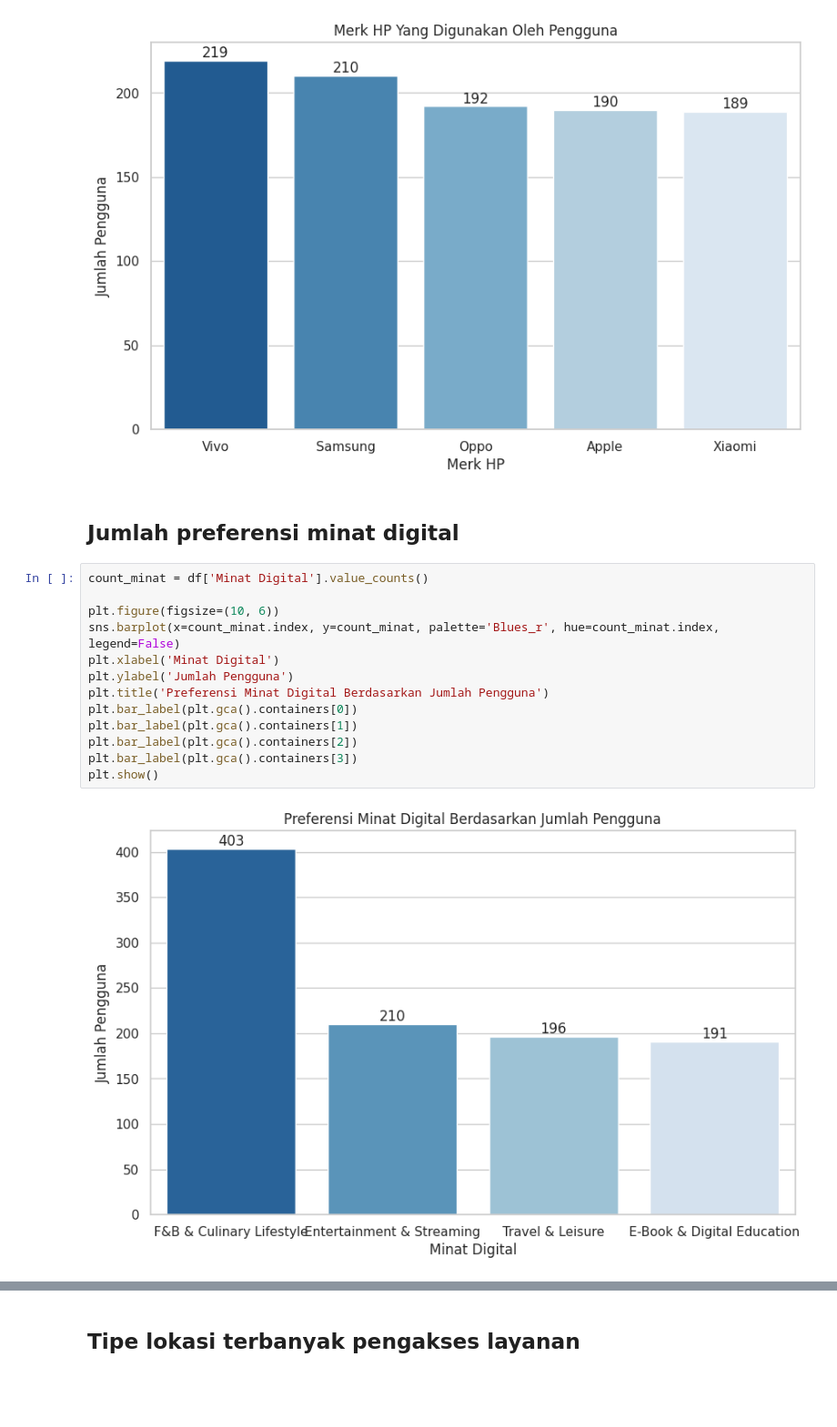
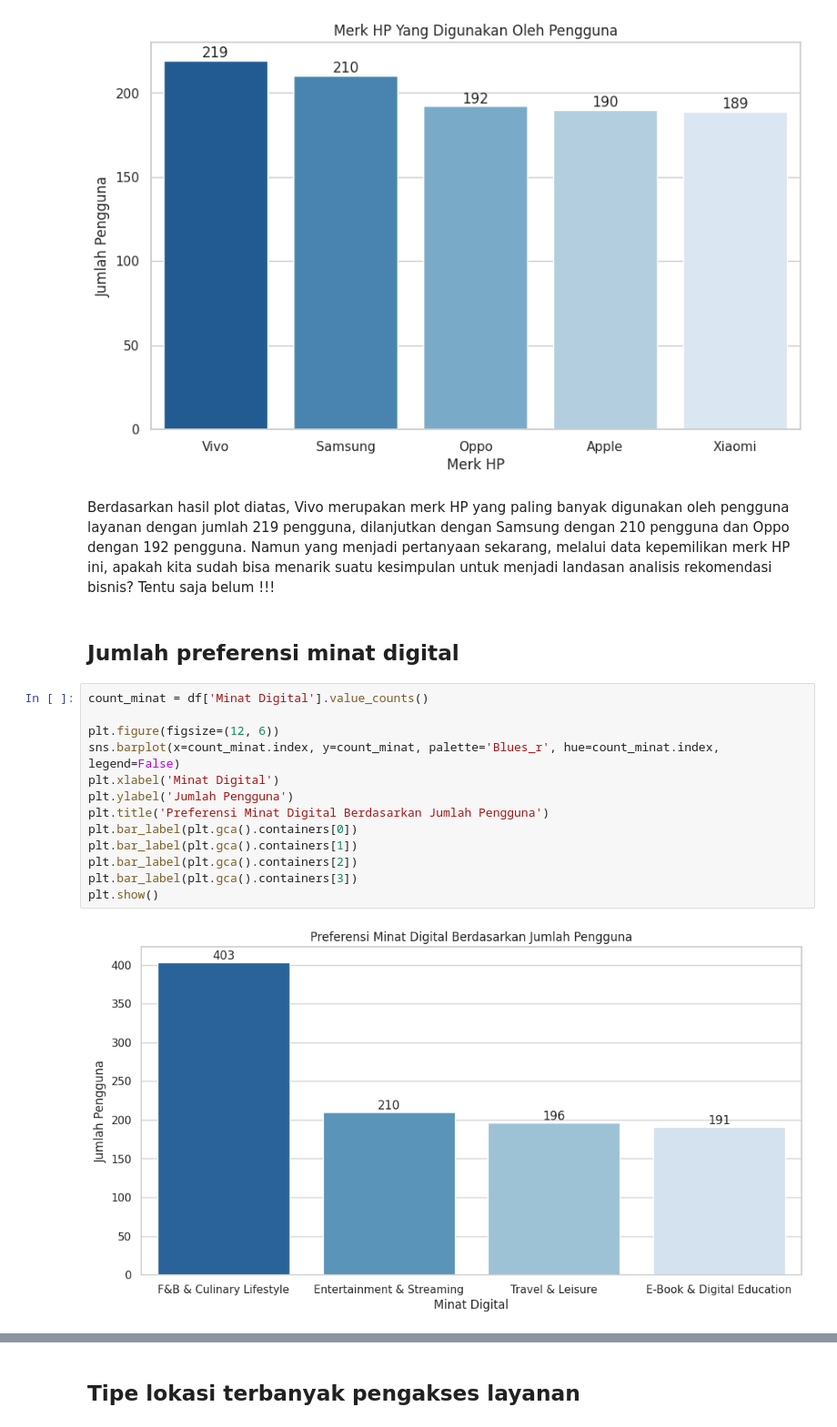
Before and after one commit to Riz2693/Higo-Technical-Test, a Jupyter notebook: 2. Analisis Dan EDA.ipynb, the cells around one changed output, grey strips where cells are left out. Shown at 91% size. Saved outputs shown, nothing was run; the diff lists cells and outputs as text; blank space fills up the shorter version.

```diff
--- a/2. Analisis Dan EDA.ipynb
+++ b/2. Analisis Dan EDA.ipynb
@@ -384,20 +384,22 @@ plt.bar_label(plt.gca().containers[4])
 plt.show()
 # %% [output]
 [figure]
+# %% [markdown]
+Berdasarkan hasil plot diatas, Vivo merupakan merk HP yang paling banyak digunakan oleh pengguna layanan dengan jumlah 219 pengguna, dilanjutkan dengan Samsung dengan 210 pengguna dan Oppo dengan 192 pengguna. Namun yang menjadi pertanyaan sekarang, melalui data kepemilikan merk HP ini, apakah kita sudah bisa menarik suatu kesimpulan untuk menjadi landasan analisis rekomendasi bisnis? Tentu saja belum !!!
 # %% [markdown]
 ## **Jumlah preferensi minat digital**
 # %%
 count_minat = df['Minat Digital'].value_counts()
 
-plt.figure(figsize=(10, 6))
+plt.figure(figsize=(12, 6))
 sns.barplot(x=count_minat.index, y=count_minat, palette='Blues_r', hue=count_minat.index, legend=False)
 plt.xlabel('Minat Digital')
 plt.ylabel('Jumlah Pengguna')
 plt.title('Preferensi Minat Digital Berdasarkan Jumlah Pengguna')
 plt.bar_label(plt.gca().containers[0])
 plt.bar_label(plt.gca().containers[1])
 plt.bar_label(plt.gca().containers[2])
 plt.bar_label(plt.gca().containers[3])
 plt.show()
 # %% [output]
-[figure, old version]
+[figure, new version]
```
Also changed, not shown: parts of 18 cells of this notebook.
